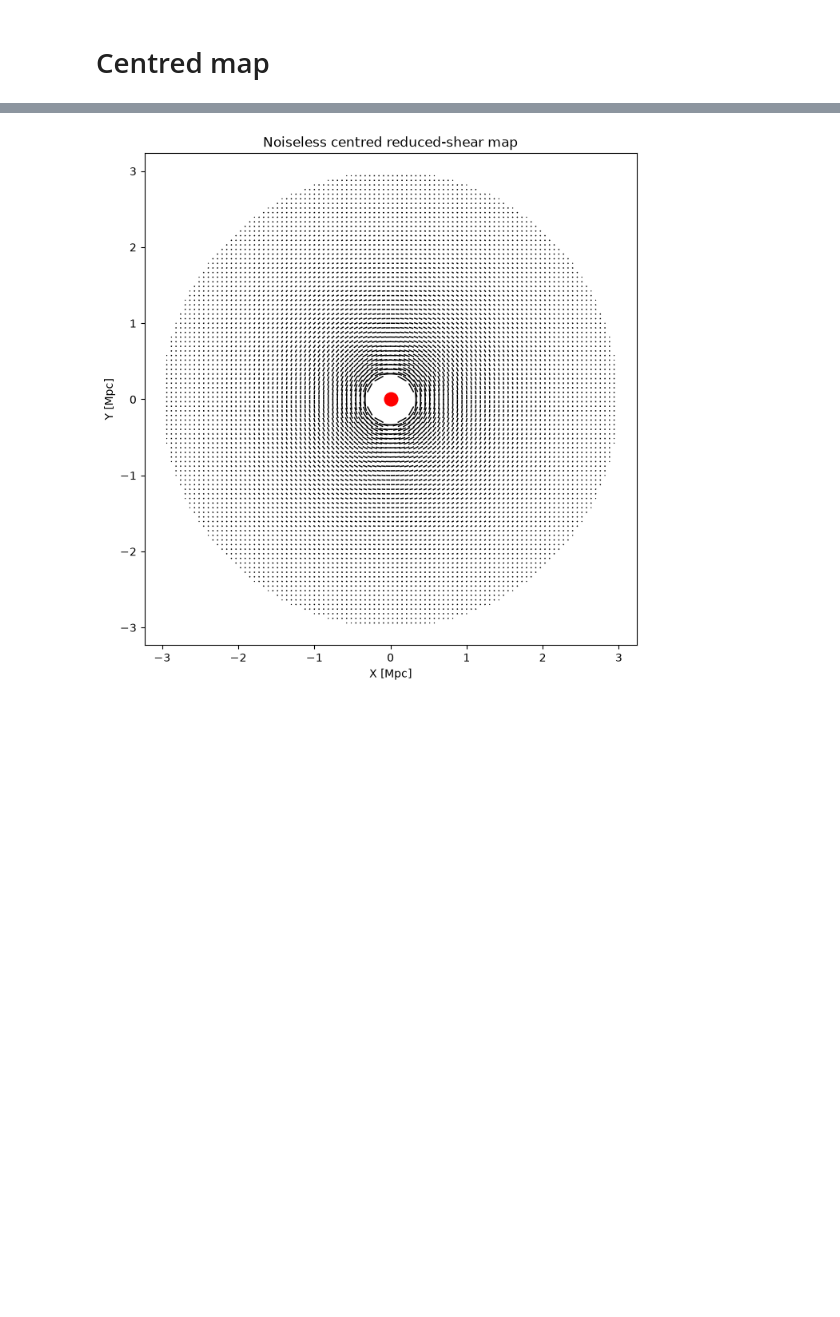
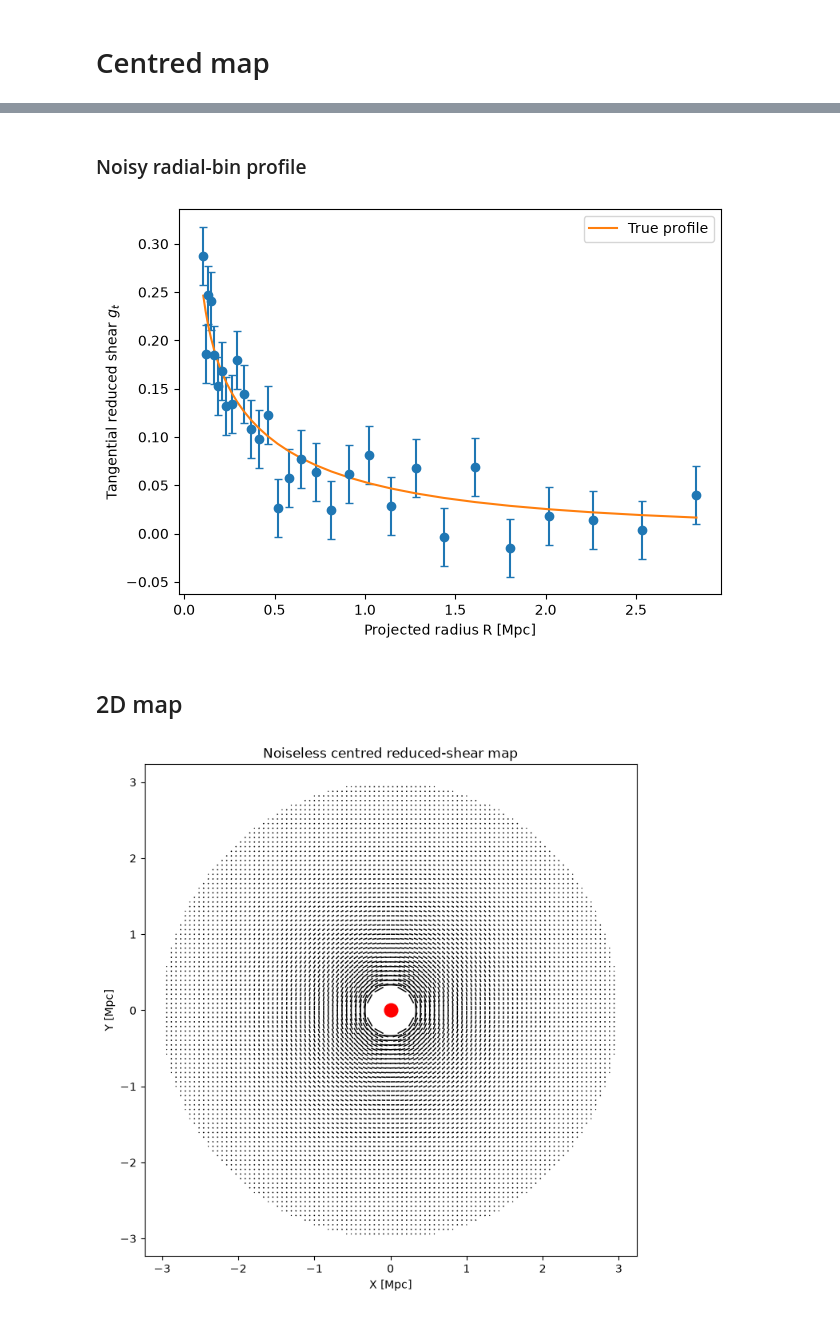
Before and after one commit to Arcobaleno-29/nfw-lensing-sbi, a Jupyter notebook: src/centred_shear_map.ipynb, the cells around one changed output, grey strips where cells are left out. Drawn from its saved outputs; the diff is of its cells as text; code cells hidden in the pictures; blank space fills up the shorter version.

```diff
--- a/src/centred_shear_map.ipynb
+++ b/src/centred_shear_map.ipynb
@@ -42,3 +56,53 @@ g_t = shear_profile(
+# %% [markdown]
+### Noisy radial-bin profile
+# %%
+from lensing import simulate
+
+# 30 radial bins
+n_bins = 30
+bin_edges = np.geomspace(0.1, 3.0, n_bins + 1)
+R_bins = np.sqrt(bin_edges[:-1] * bin_edges[1:])
+
+# 2. Specify galaxy counts and uncertainty per galaxy
+N_bin = np.full(n_bins, 100)  # Replace with your count for each bin
+sigma_galaxy = 0.3           # Standard deviation of the tangential component
+sigma_bin = sigma_galaxy / np.sqrt(N_bin)
+
+# Simulate noisy bin averages directly
+g_obs = simulate(
+    theta=theta,
+    R=R_bins,
+    sigma=sigma_bin,
+    z_l=z_lens,
+    Sigma_crit=Sigma_crit,
+    cosmology=cosmology,
+)
+
+# Expected profile at the same radii
+g_true = shear_profile(
+    theta=theta,
+    R=R_bins,
+    z_l=z_lens,
+    Sigma_crit=Sigma_crit,
+    cosmology=cosmology,
+)
+
+fig, ax = plt.subplots(figsize=(7, 5))
+ax.errorbar(
+    R_bins, g_obs.numpy(), yerr=sigma_bin,
+    fmt="o", capsize=3,
+)
+ax.plot(R_bins, g_true.numpy(), label="True profile")
+ax.legend()
+ax.set(
+    xlabel="Projected radius R [Mpc]",
+    ylabel="Tangential reduced shear $g_t$",
+)
+plt.show()
+# %% [output]
+[figure, added]
+# %% [markdown]
+## 2D map
 # %%
 #Choose positions and calculate their geometry
 axis = np.linspace(-3.0, 3.0, 100)
```
Also changed, not shown: parts of 12 cells of this notebook, 3 other files.
